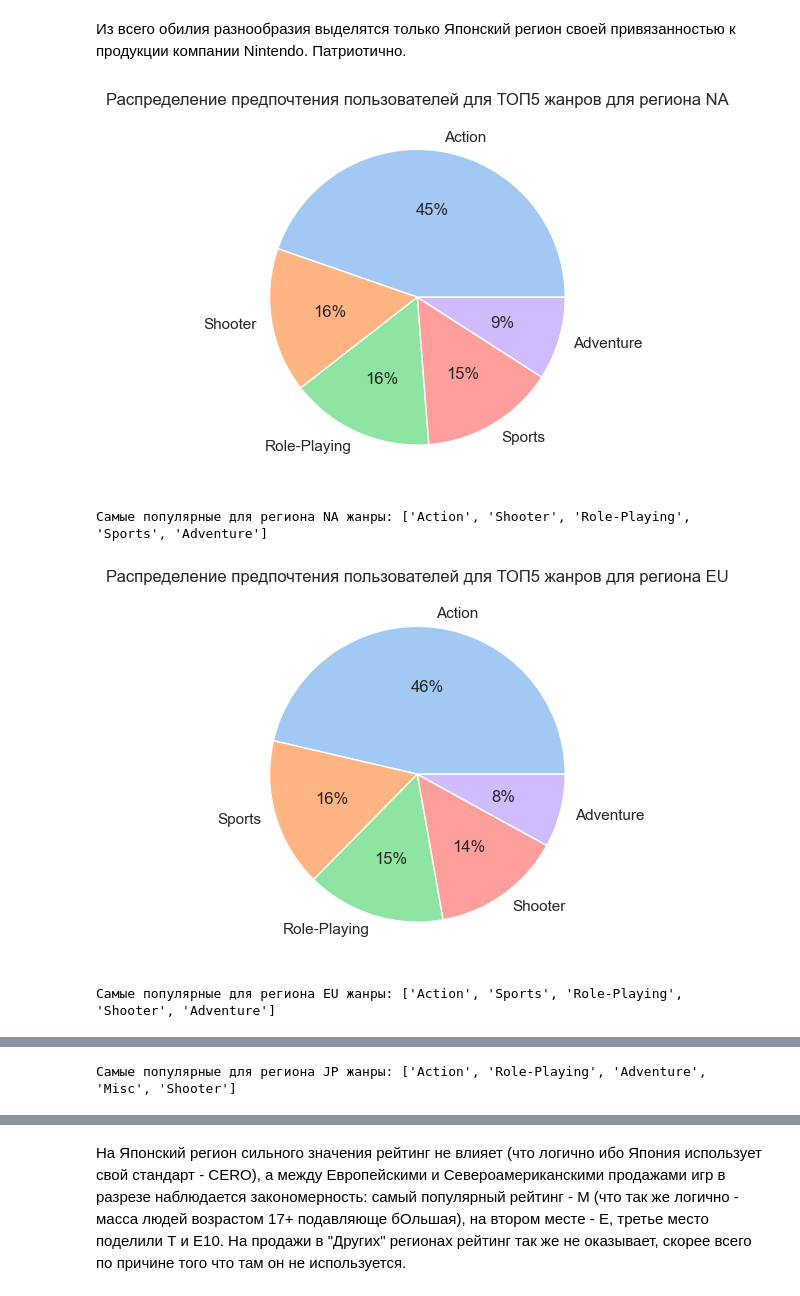
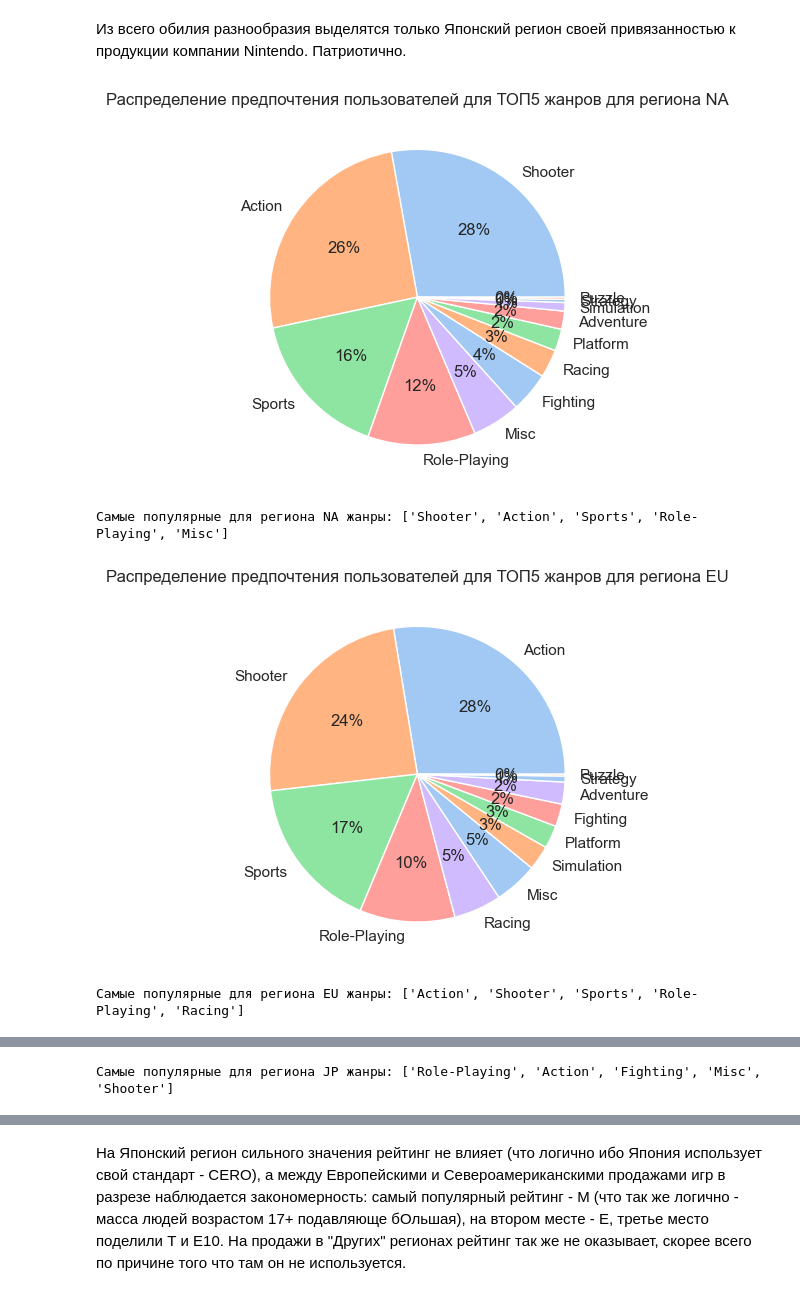
Before and after one commit to kapa6ac/project2, a Jupyter notebook: notebook (1).ipynb, the cells around one changed output, grey strips where cells are left out. Drawn from its saved outputs; the diff is of its cells as text; code cells hidden in the pictures.

```diff
--- a/notebook (1).ipynb
+++ b/notebook (1).ipynb
@@ -683,3 +683,7 @@ for p in ['platform', 'genre']:
 Самые популярные жанры (топ-5). Поясните разницу.</b><br>А составлены только списки топ платформ и жанров, без сравнения продаж в регионах.</font>
 # %% [markdown]
 Если я правильно понял, то мне необходимо сгруппировать данные по регионам и жанрам и соотнести полученные данные в процентах.
+# %%
+for r in ['na_sales', 'eu_sales', 'jp_sales']:
+    t = (actual_data[actual_data[r]>0].groupby(by='platform')[r].sum() / actual_data[actual_data[r]>0][r].sum() *100).sort_values(ascending=False).head(5)
+    display(t)
@@ -686,8 +712,8 @@ for p in ['platform', 'genre']:
 # %%
 for r in ['na_sales',	'eu_sales',	'jp_sales']:
-    t = actual_data[actual_data[r]>0].groupby(by='platform')[r].count().sort_values(ascending=False).head(5)
+    t = (actual_data[actual_data[r]>0].groupby(by='platform')[r].sum() / actual_data[actual_data[r]>0][r].sum() *100).sort_values(ascending=False)
     plt.pie(t, labels = t.index.to_list(), colors = colors, autopct='%.0f%%')
-    plt.title('Распределение предпочтения пользователей для ТОП5 платформ для региона ' + r.split('_')[0].upper())
+    plt.title('Распределение предпочтения плктформ у пользователей для региона ' + r.split('_')[0].upper())
     plt.show()
-    print(f"Самые популярные для региона {r.split('_')[0].upper()} платформы: {t.index.to_list()}")
+    print(f"Самые популярные для региона {r.split('_')[0].upper()} платформы: {t.index.to_list()[:5]}")
 # %% [output]
@@ -701,13 +727,13 @@ for r in ['na_sales',	'eu_sales',	'jp_sales']:
 Из всего обилия разнообразия выделятся только Японский регион своей привязанностью к продукции компании Nintendo. Патриотично.
 # %%
 for r in ['na_sales',	'eu_sales',	'jp_sales']:
-    t = actual_data[actual_data[r]>0].groupby(by='genre')[r].count().sort_values(ascending=False).head(5)
+    t = (actual_data[actual_data[r]>0].groupby(by='genre')[r].sum() / actual_data[actual_data[r]>0][r].sum() *100).sort_values(ascending=False)
     plt.pie(t, labels = t.index.to_list(), colors = colors, autopct='%.0f%%')
     plt.title('Распределение предпочтения пользователей для ТОП5 жанров для региона ' + r.split('_')[0].upper())
     plt.show()
-    print(f"Самые популярные для региона {r.split('_')[0].upper()} жанры: {t.index.to_list()}")
+    print(f"Самые популярные для региона {r.split('_')[0].upper()} жанры: {t.index.to_list()[:5]}")
 # %% [output]
-[figure, old version]
+[figure, new version]
-Самые популярные для региона NA жанры: ['Action', 'Shooter', 'Role-Playing', 'Sports', 'Adventure']
+Самые популярные для региона NA жанры: ['Shooter', 'Action', 'Sports', 'Role-Playing', 'Misc']
-[figure, old version]
+[figure, new version]
-Самые популярные для региона EU жанры: ['Action', 'Sports', 'Role-Playing', 'Shooter', 'Adventure']
+Самые популярные для региона EU жанры: ['Action', 'Shooter', 'Sports', 'Role-Playing', 'Racing']
@@ -715 +741 @@ for r in ['na_sales',	'eu_sales',	'jp_sales']:
-Самые популярные для региона JP жанры: ['Action', 'Role-Playing', 'Adventure', 'Misc', 'Shooter']
+Самые популярные для региона JP жанры: ['Role-Playing', 'Action', 'Fighting', 'Misc', 'Shooter']
```
Also changed, not shown: parts of 4 cells of this notebook, 4 other files.
